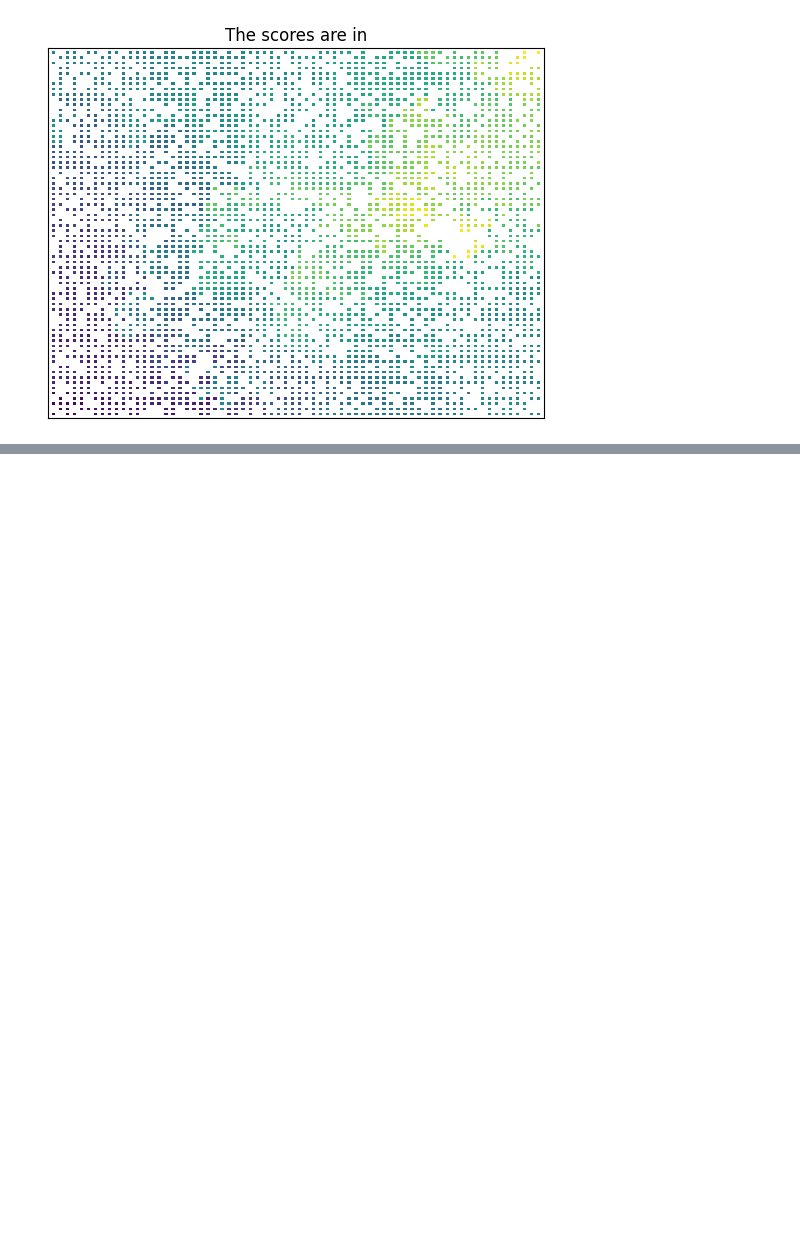
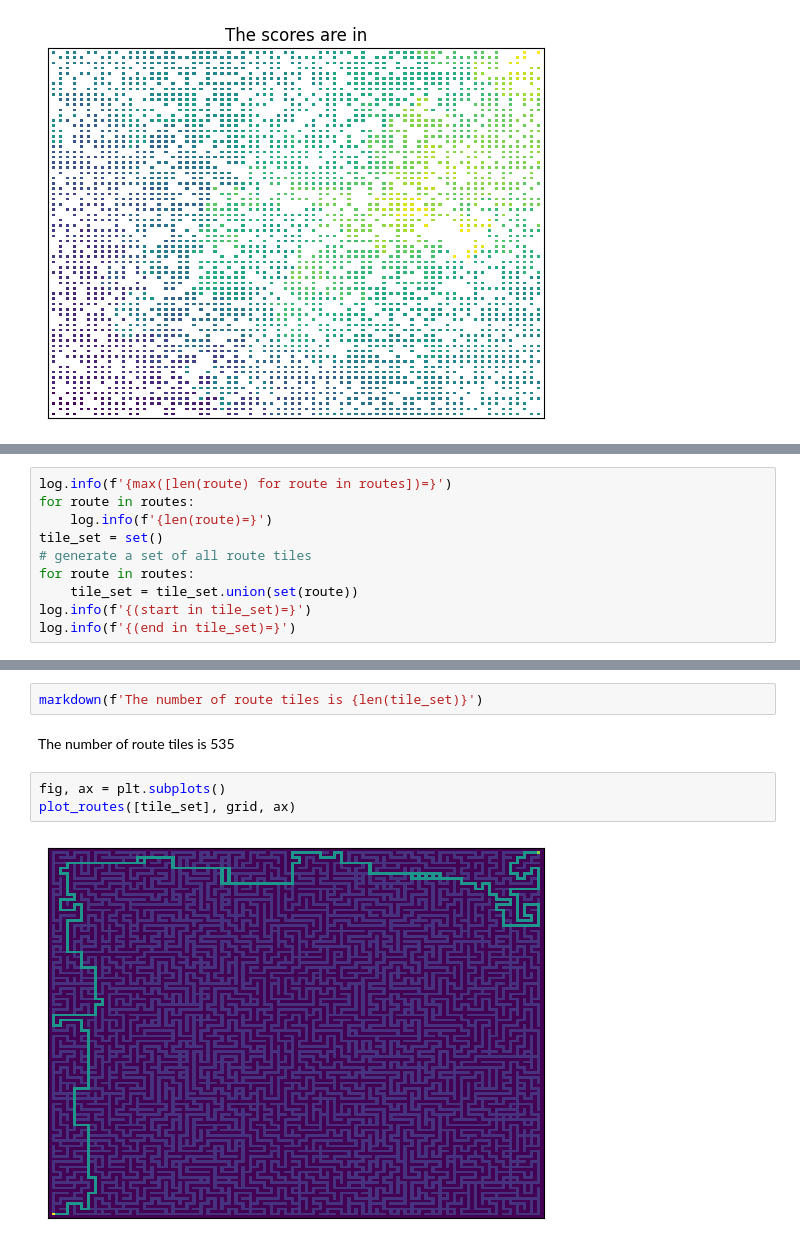
Before and after one commit to nouseforkeys/advent-of-code-24, a Jupyter notebook: day_16.ipynb, the cells around one changed output, grey strips where cells are left out. Drawn from its saved outputs; the diff is of its cells as text; blank space fills up the shorter version.

```diff
--- a/day_16.ipynb
+++ b/day_16.ipynb
@@ -226,0 +421,10 @@ plot_graph(graph, ax)
+# %%
+log.info(f'{max([len(route) for route in routes])=}')
+for route in routes:
+    log.info(f'{len(route)=}')
+tile_set = set()
+# generate a set of all route tiles
+for route in routes:
+    tile_set = tile_set.union(set(route))
+log.info(f'{(start in tile_set)=}')
+log.info(f'{(end in tile_set)=}')
@@ -226,0 +442,9 @@ plot_graph(graph, ax)
+# %%
+markdown(f'The number of route tiles is {len(tile_set)}')
+# %% [output]
+The number of route tiles is 535
+# %%
+fig, ax = plt.subplots()
+plot_routes([tile_set], grid, ax)
+# %% [output]
+[figure, added]
```
Also changed, not shown: parts of 9 cells of this notebook.
